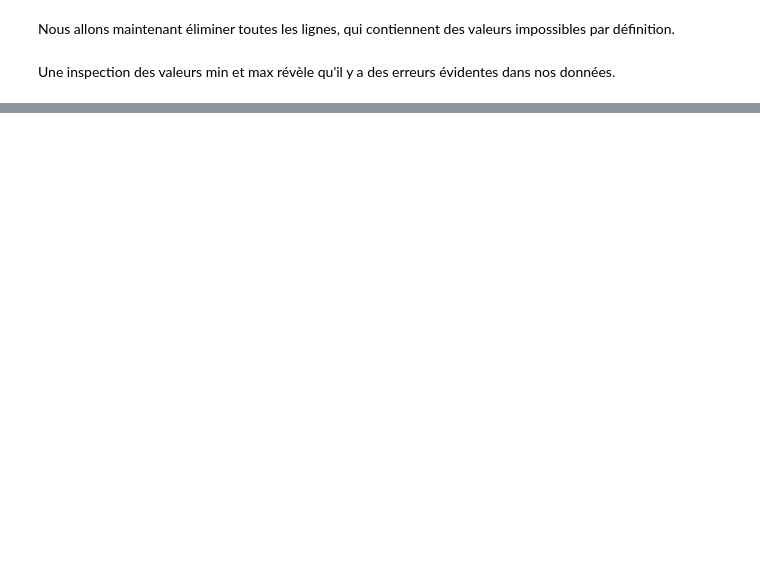
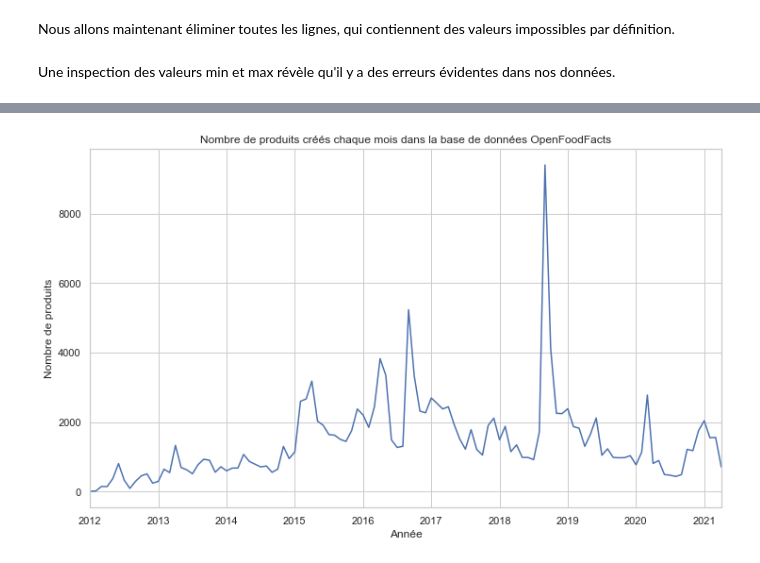
Before and after one commit to Abdess/sante_publique_france, a Jupyter notebook: P3_01_notebook.ipynb, the cells around one changed output, grey strips where cells are left out. Saved outputs shown, nothing was run; the diff lists cells and outputs as text; code cells hidden in the pictures; blank space fills up the shorter version.

```diff
--- a/P3_01_notebook.ipynb
+++ b/P3_01_notebook.ipynb
@@ -828,0 +1156,14 @@ Dans les sections suivantes, nous construirons des sous-ensembles de données d
+# %%
+# Nombre de produits créés chaque jour
+counts_per_day = df_fr[df_fr.source == 'openfoodfacts'].groupby(
+    df_fr.created_datetime.dt.date).size()
+
+# Définir l'index comme un index de date
+counts_per_day.index = pd.to_datetime(counts_per_day.index)
+
+# Remplir le trou dans les données (jours manquants) avec 0 produits créés.
+counts_per_day = counts_per_day.asfreq('D', fill_value=0)
+# %%
+# Rééchantillonner la série temporelle pour obtenir le nombre d'éléments créés par mois.
+counts_per_month = counts_per_day.resample('M').sum()
+counts_per_month.head()
@@ -828,0 +1178,11 @@ Dans les sections suivantes, nous construirons des sous-ensembles de données d
+# %%
+# Tracez le nombre de produits créés chaque mois.
+counts_per_month.plot(figsize=(12, 7))
+plt.xlabel('Année')
+plt.ylabel('Nombre de produits')
+plt.title(
+    'Nombre de produits créés chaque mois dans la base de données OpenFoodFacts'
+)
+plt.show()
+# %% [output]
+[figure, added]
```
Also changed, not shown: parts of 140 cells of this notebook.
